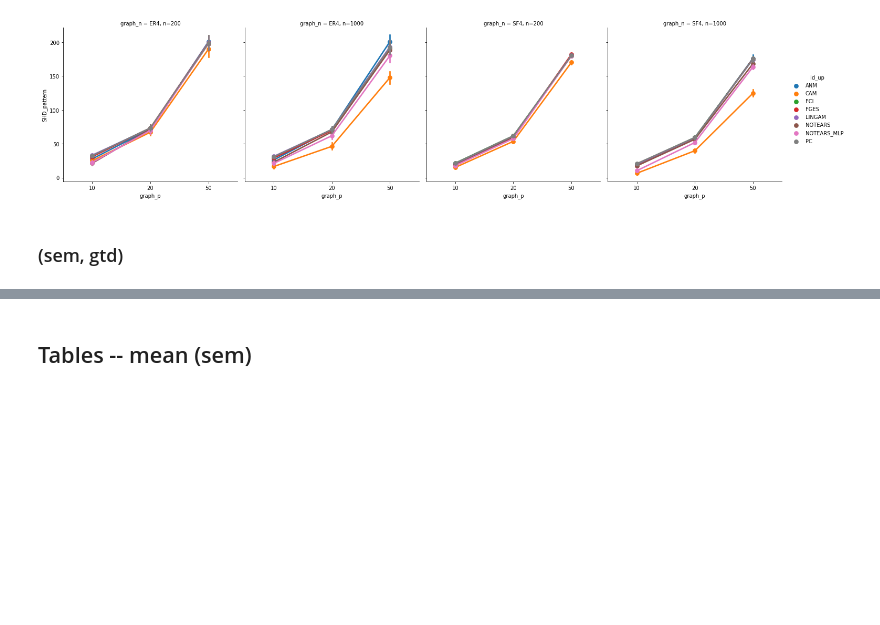
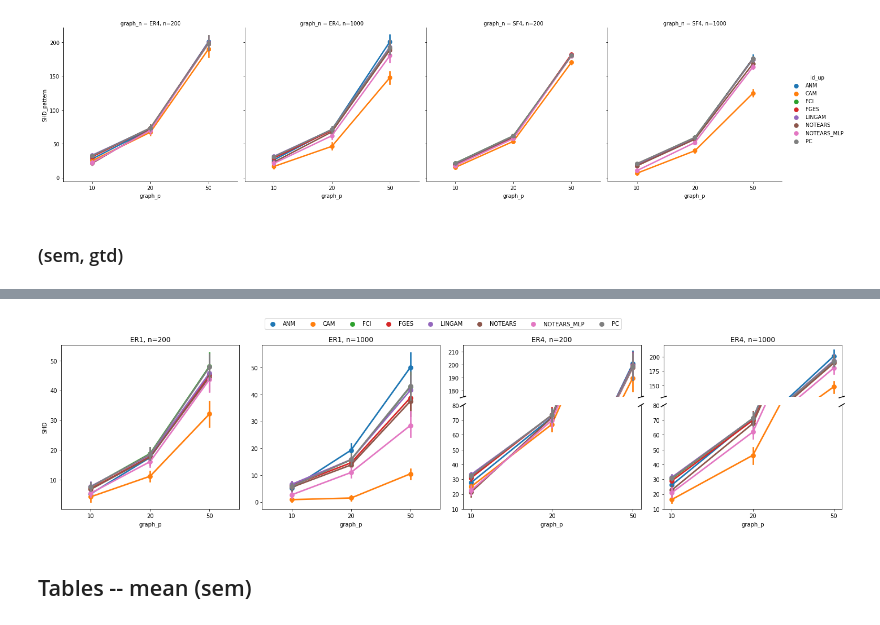
Before and after one commit to misoc-mml/hyperparams-causal-discovery, a Jupyter notebook: hyperparams/hyperparam_oracle.ipynb, the cells around one changed output, grey strips where cells are left out. Cells and saved outputs as stored; diff of their text form; code cells hidden in the pictures; blank space fills up the shorter version.

```diff
--- a/hyperparams/hyperparam_oracle.ipynb
+++ b/hyperparams/hyperparam_oracle.ipynb
@@ -102,3 +209,68 @@ for sem in ['gumbel', 'gp']:
+# %%
+fig, axs = plt.subplots(1, 4, figsize=(20, 5), sharey=False)
+axs = axs.flatten()
+
+# === ax1 ===
+ax = axs[0]
+df_s = select_case_2(df, 'gp', 'ER1', 200)
+sns.pointplot(data=df_s, x='graph_p', y='SHD_pattern', hue='id', errorbar='se', ax=ax)
+ax.set_title('ER1, n=200')
+ax.set_ylabel('SHD')
+ax.get_legend().remove()
+# ======
+
+# === ax2 ===
+ax = axs[1]
+df_s = select_case_2(df, 'gp', 'ER1', 1000)
+sns.pointplot(data=df_s, x='graph_p', y='SHD_pattern', hue='id', errorbar='se', ax=ax)
+ax.set_title('ER1, n=1000')
+ax.set_ylabel('')
+ax.get_legend().remove()
+# ======
+
+# === ax3 ===
+ylim = [10, 80]
+ylim2 = [175, 215]
+ax = axs[2]
+df_s = select_case_2(df, 'gp', 'ER4', 200)
+ax, ax2 = plot_subplot(df_s, fig, ax, ylim, ylim2)
+
+ax2.set_title('ER4, n=200')
+ax.set_ylabel('')
+ax2.set_xlabel('')
+ax2.set_ylabel('')
+ax.get_legend().remove()
+ax2.get_legend().remove()
+
+# ======
+
+# === ax4 ===
+ylim = [10, 80]
+ylim2 = [130, 220]
+ax = axs[3]
+df_s = select_case_2(df, 'gp', 'ER4', 1000)
+ax, ax2 = plot_subplot(df_s, fig, ax, ylim, ylim2)
+
+ax2.set_title('ER4, n=1000')
+ax.set_ylabel('')
+ax2.set_xlabel('')
+ax2.set_ylabel('')
+ax2.get_legend().remove()
+
+# ======
+
+# === legend
+lines, labels = ax.get_legend_handles_labels()
+ax.get_legend().remove()
+fig.legend(lines, labels, loc='upper center', ncol=len(labels), bbox_to_anchor=(0.5, 1.07))
+
+# ======
+
+plt.tight_layout()
+plt.savefig('./plots/oracle/oracle_gp.pdf', dpi=1000, bbox_inches="tight")
+#plt.show()
+# %% [output]
+[figure, added]
 # %% [markdown]
 ## Tables -- mean (sem)
 # %%
```
Also changed, not shown: parts of 5 cells of this notebook, 6 other files.
